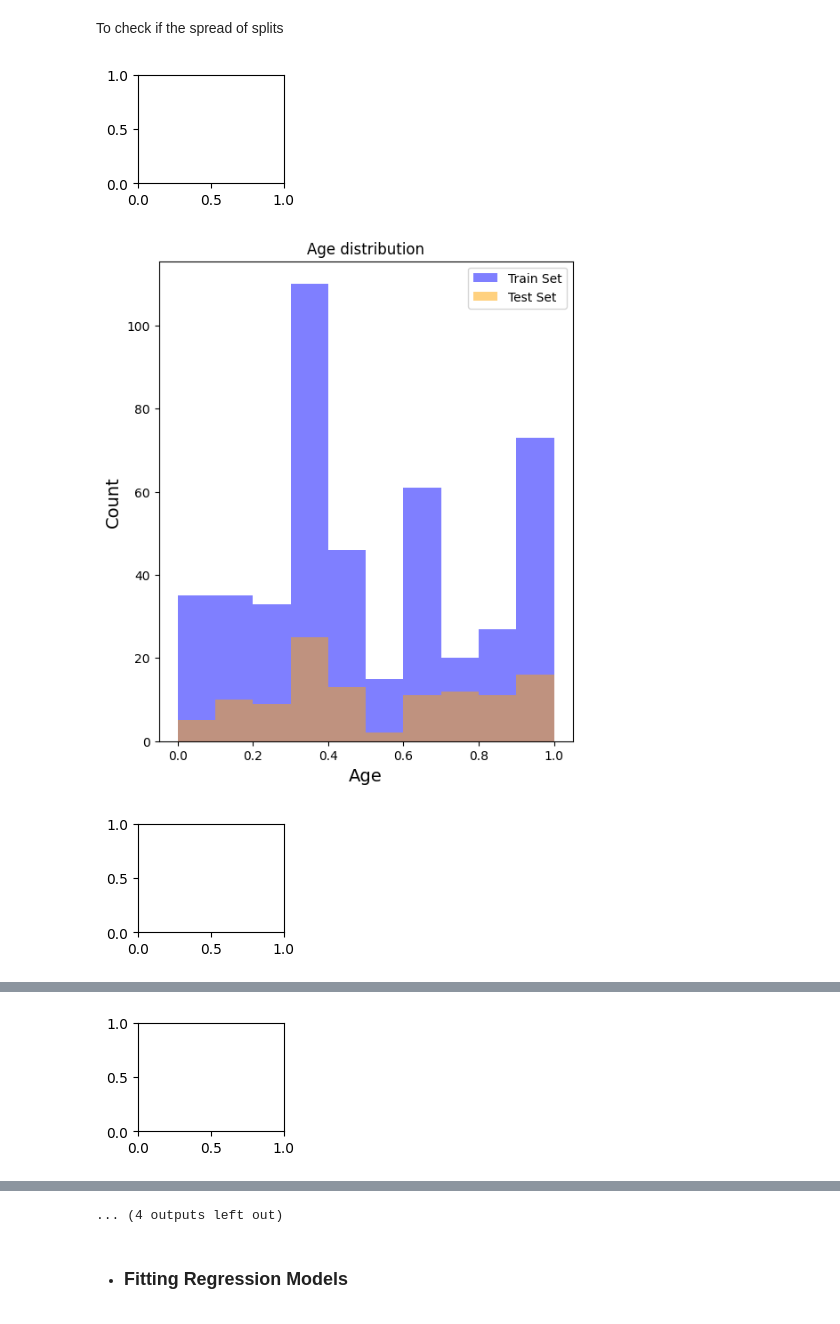
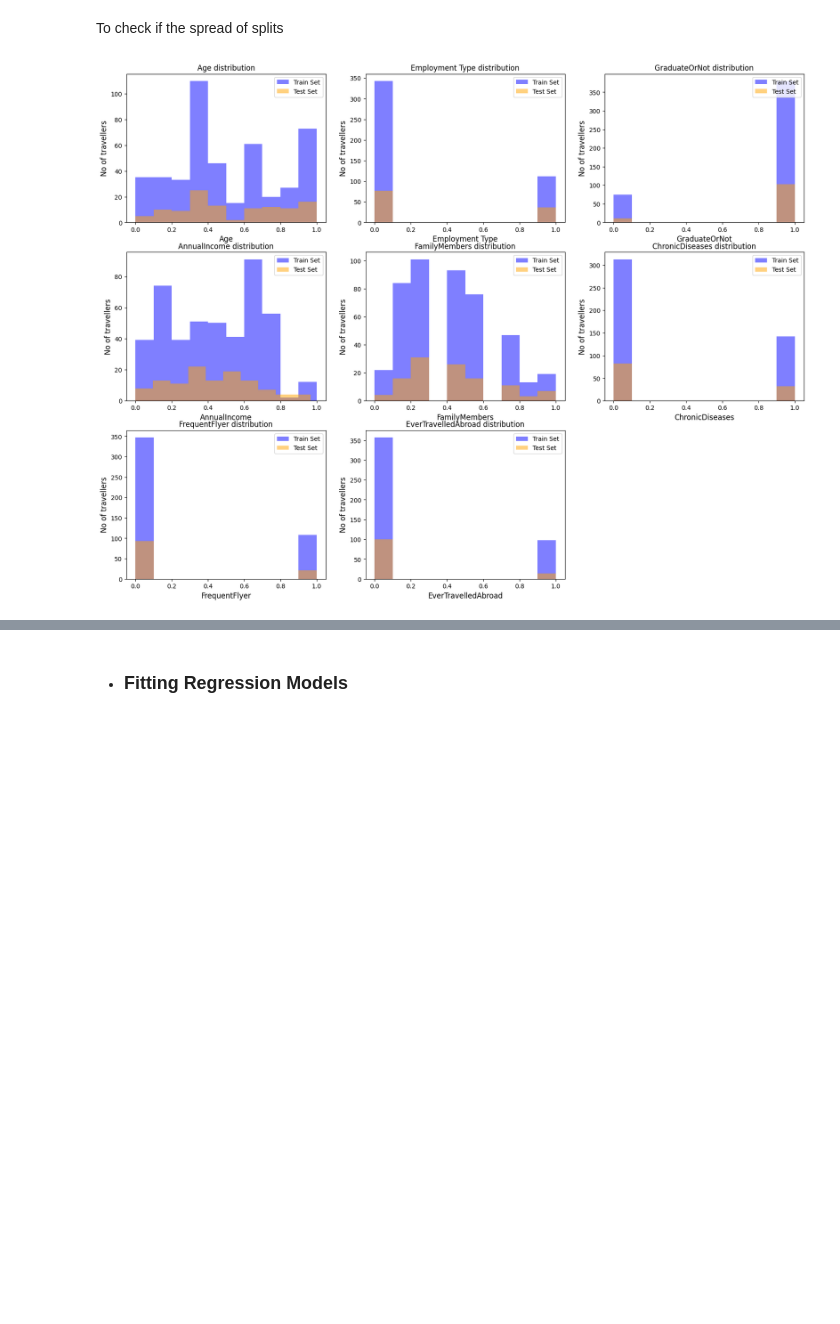
Before and after one commit to JanKosgei/Travel-Insurance-Prediction, a Jupyter notebook: Travel Insurance Prediction.ipynb, the cells around one changed output, grey strips where cells are left out. Cells and saved outputs as stored; diff of their text form; code cells hidden in the pictures; blank space fills up the shorter version.

```diff
--- a/Travel Insurance Prediction.ipynb
+++ b/Travel Insurance Prediction.ipynb
@@ -299,3 +277,3 @@ The plots above provide insights such as:
 # %%
 feature_to_scale = numerical
-min_max_scaler = preprocessing.MinMaxScaler()
+min_max_scaler = MinMaxScaler()
@@ -370,21 +344,20 @@ To check if the spread of splits
 # %%
 X_test_plot = X_test
 X_train_plot = X_train
 
-plot_n=0
+plot_n= 0
+plt.figure(figsize=(20,15))
 
 for c in X_test_plot.columns[:]:
-    plot_n +=1
-    plt.subplot(3, 3, plot_n)
-    plt.figure(figsize=(6,7))
+    plot_n += 1
+    plt.subplot(3,3,plot_n)
     plt.hist(X_train_plot[c], bins=10, alpha=0.5, label="Train Set", color="blue")
     plt.hist(X_test_plot[c], bins=10, alpha=0.5, label="Test Set", color ="orange")
-    plt.xlabel(c, size=14)
-    plt.ylabel("Count", size=14)
+    plt.xlabel(c, size=12)
+    plt.ylabel("No of travellers", size=12)
     plt.legend(loc='upper right')
     plt.title("{} distribution".format(c))
-    plt.show()
+
+plt.show()
 # %% [output]
-[figure, old version]
+[figure, new version]
-[figure, removed]
-[figure, removed]
@@ -392 +363,0 @@ for c in X_test_plot.columns[:]:
-[figure, removed]
@@ -400,4 +364,3 @@ for c in X_test_plot.columns[:]:
-... (4 outputs left out)
 # %% [markdown]
 - ### Fitting Regression Models
 # %% [markdown]
```
Also changed, not shown: parts of 21 cells of this notebook.
